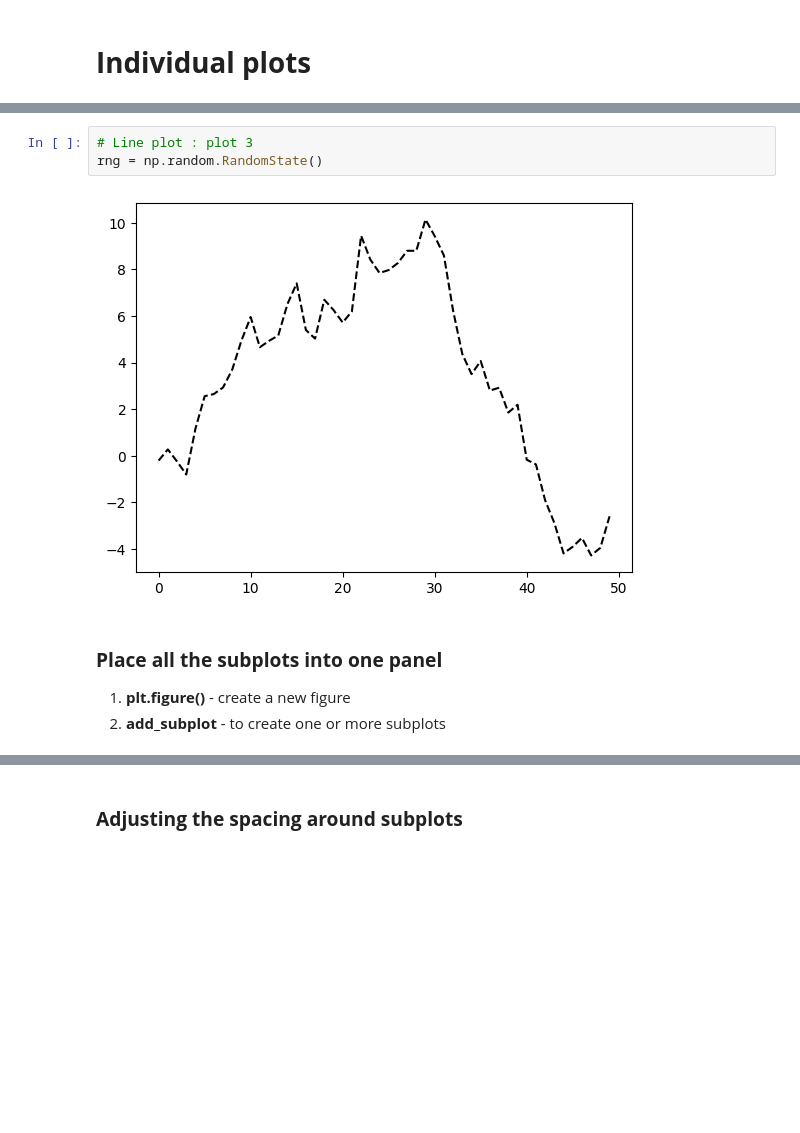
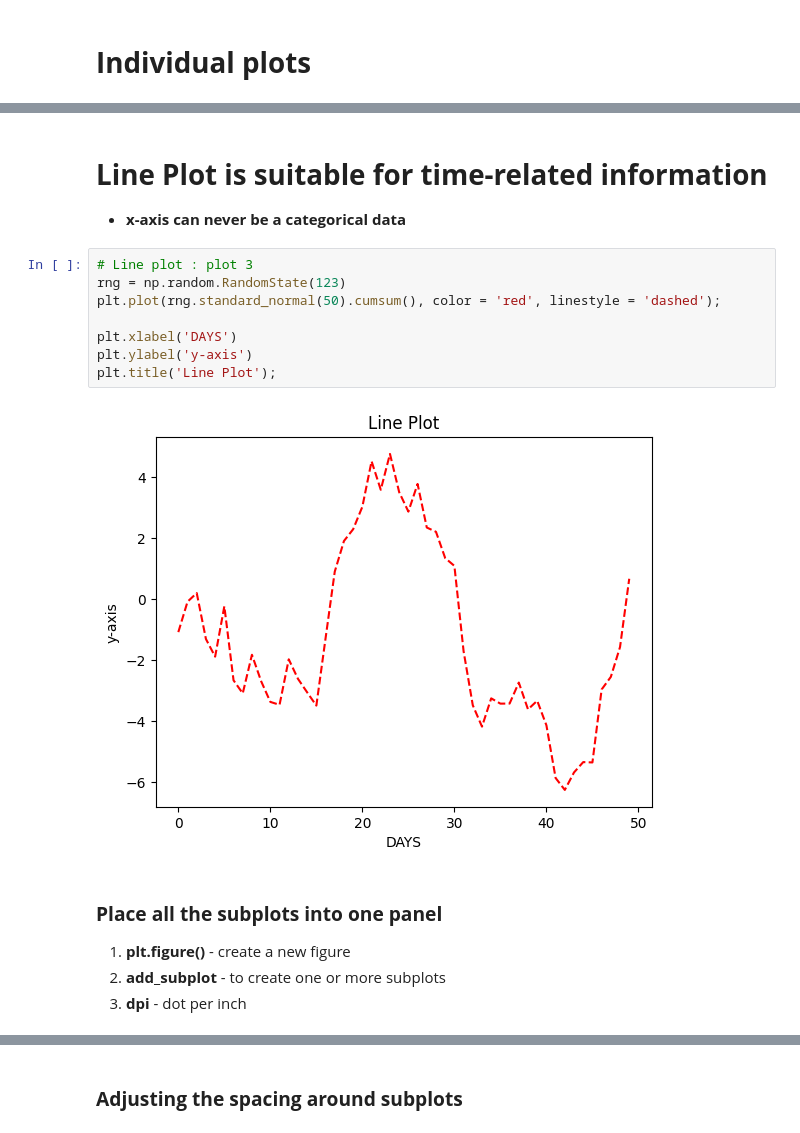
Before and after one commit to Kamarul891212/STQD6014_Data_Science_P132829, a Jupyter notebook: P132829_Week11_Matplotlib_20231220_WC.ipynb, the cells around one changed output, grey strips where cells are left out. Cells and saved outputs as stored; diff of their text form; blank space fills up the shorter version.

```diff
--- a/P132829_Week11_Matplotlib_20231220_WC.ipynb
+++ b/P132829_Week11_Matplotlib_20231220_WC.ipynb
@@ -68,10 +88,20 @@ rng = np.random.RandomState()
+# %% [markdown]
+# **Line Plot is suitable for time-related information**
+
+- **x-axis can never be a categorical data**
 # %%
 # Line plot : plot 3
-rng = np.random.RandomState()
+rng = np.random.RandomState(123)
+plt.plot(rng.standard_normal(50).cumsum(), color = 'red', linestyle = 'dashed');
+
+plt.xlabel('DAYS')
+plt.ylabel('y-axis')
+plt.title('Line Plot');
 # %% [output]
-[figure, old version]
+[figure, new version]
 # %% [markdown]
 ### **Place all the subplots into one panel**
 
 1.   **plt.figure()** - create a new figure
 2.   **add_subplot** - to create one or more subplots
+3.   **dpi** - dot per inch
```
Also changed, not shown: parts of 24 cells of this notebook.
